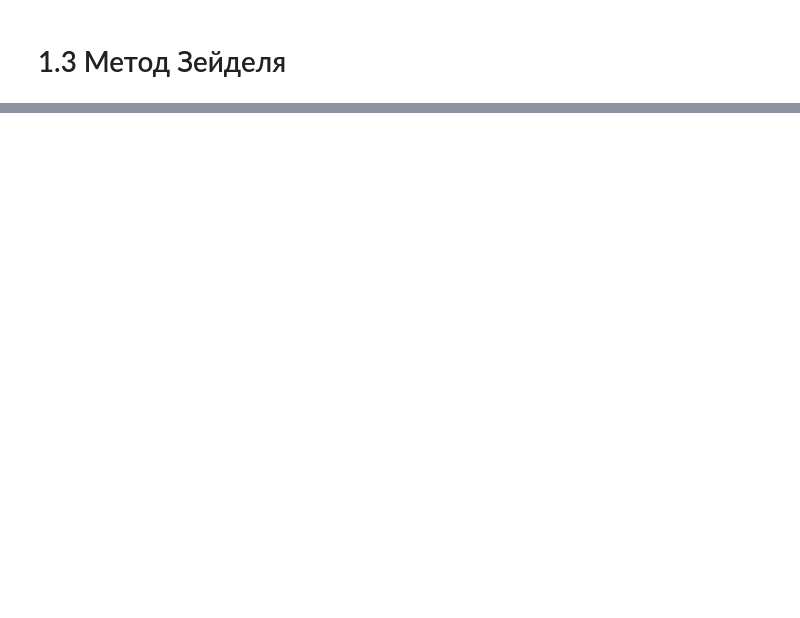
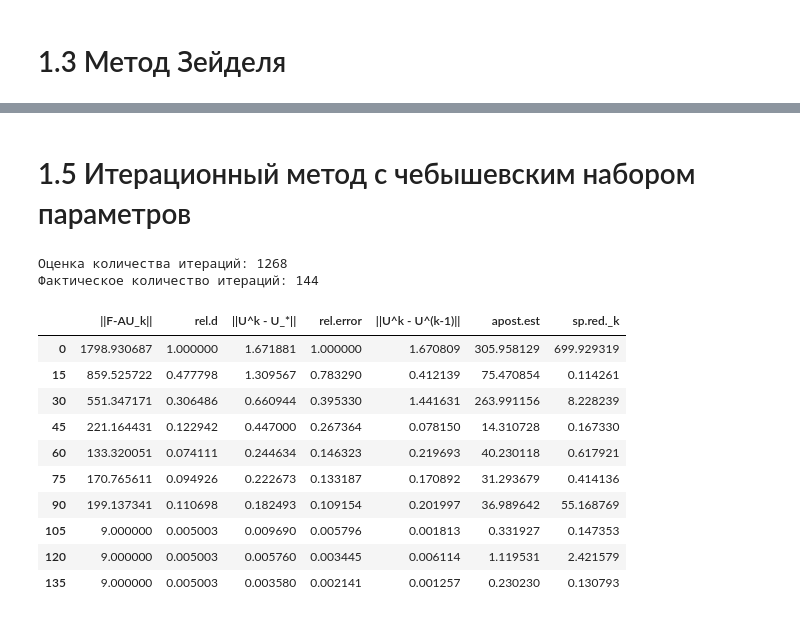
Before and after one commit to astatochek/mm-computational-workshop, a Jupyter notebook: 7-semester/note.ipynb, the cells around one changed output, grey strips where cells are left out. Saved outputs shown, nothing was run; the diff lists cells and outputs as text; code cells hidden in the pictures; blank space fills up the shorter version.

```diff
--- a/7-semester/note.ipynb
+++ b/7-semester/note.ipynb
@@ -210,0 +299,32 @@ show_table(char_table, k_row=25)
+# %% [markdown]
+# 1.5 Итерационный метод с чебышевским набором параметров
+# %%
+from algorithms import chebyshev
+
+sig = chebyshev.calc_sigma(c1, c2, d1, d2, x_step, y_step)
+delt = chebyshev.calc_delta(c1, c2, d1, d2, x_step, y_step)
+tau = chebyshev.calc_tau(sig, delt, n_iter_approx)
+
+solution_list, n_fact_iters = chebyshev.chebyshev_method(x_vec, y_vec, x_step, y_step, n_iter_approx, tau, eps)
+approx_solution_table = pd.DataFrame(data=solution_list[-1])
+
+char_table = get_char_table(solution_list, exact_solution, x_vec, y_vec, x_step, y_step, f_grid, init_approx, radius, u_0)
+
+print("Оценка количества итераций:", n_iter_approx)
+print("Фактическое количество итераций:", n_fact_iters)
+
+show_table(char_table, k_row=15)
+# %% [output]
+Оценка количества итераций: 1268
+Фактическое количество итераций: 144
+|  | ||F-AU_k|| | rel.d | ||U^k - U_*|| | rel.error | ||U^k - U^(k-1)|| | apost.est | sp.red._k |
+| 0 | 1798.930687 | 1.000000 | 1.671881 | 1.000000 | 1.670809 | 305.958129 | 699.929319 |
+| 15 | 859.525722 | 0.477798 | 1.309567 | 0.783290 | 0.412139 | 75.470854 | 0.114261 |
+| 30 | 551.347171 | 0.306486 | 0.660944 | 0.395330 | 1.441631 | 263.991156 | 8.228239 |
+| 45 | 221.164431 | 0.122942 | 0.447000 | 0.267364 | 0.078150 | 14.310728 | 0.167330 |
+| 60 | 133.320051 | 0.074111 | 0.244634 | 0.146323 | 0.219693 | 40.230118 | 0.617921 |
+| 75 | 170.765611 | 0.094926 | 0.222673 | 0.133187 | 0.170892 | 31.293679 | 0.414136 |
+| 90 | 199.137341 | 0.110698 | 0.182493 | 0.109154 | 0.201997 | 36.989642 | 55.168769 |
+| 105 | 9.000000 | 0.005003 | 0.009690 | 0.005796 | 0.001813 | 0.331927 | 0.147353 |
+| 120 | 9.000000 | 0.005003 | 0.005760 | 0.003445 | 0.006114 | 1.119531 | 2.421579 |
+| 135 | 9.000000 | 0.005003 | 0.003580 | 0.002141 | 0.001257 | 0.230230 | 0.130793 |
```
Also changed, not shown: parts of 17 cells of this notebook, 8 other files.
